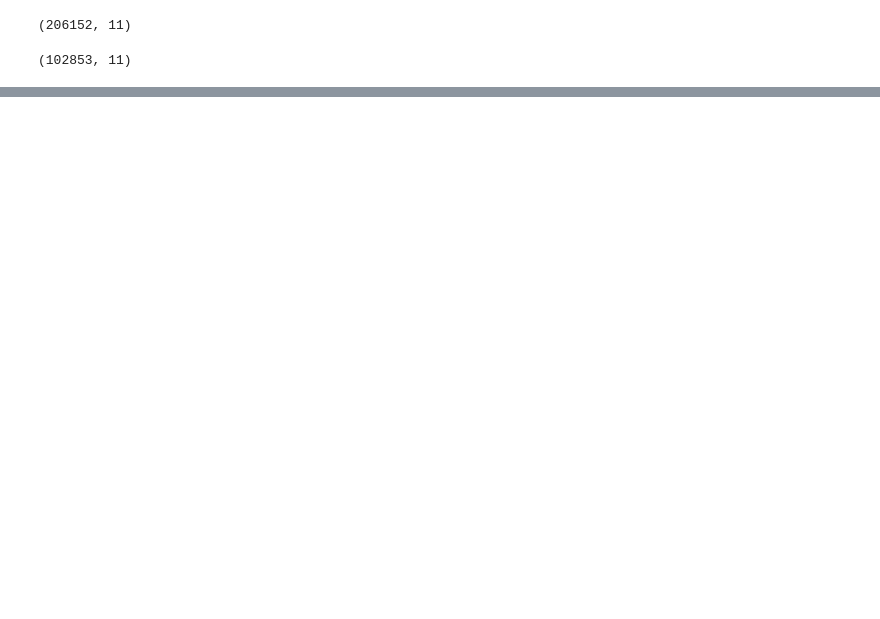
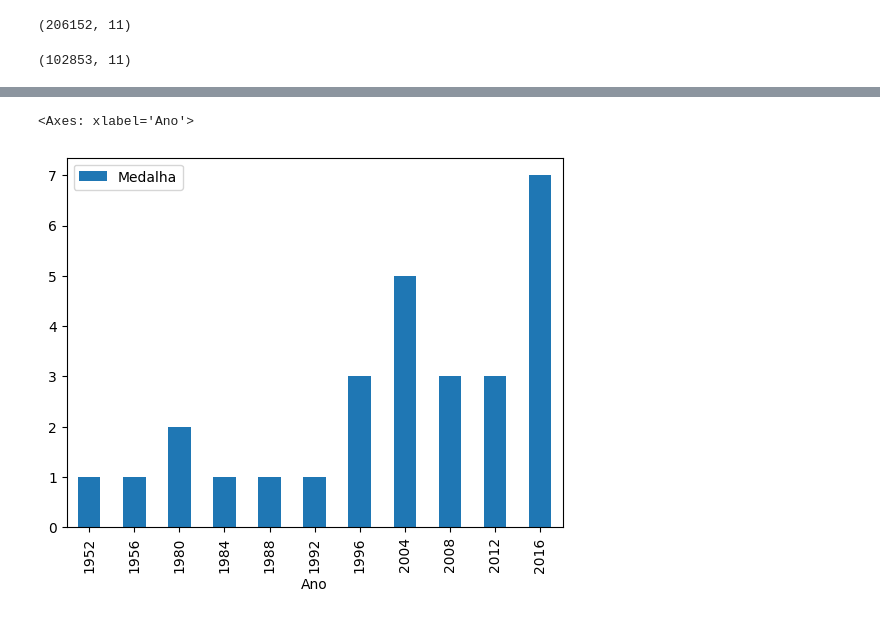
Before and after one commit to tirolezzo/120_years_of_Olympic_history, a Jupyter notebook: 120_years_of_Olympic_history.ipynb, the cells around one changed output, grey strips where cells are left out. Drawn from its saved outputs; the diff is of its cells as text; code cells hidden in the pictures; blank space fills up the shorter version.

```diff
--- a/120_years_of_Olympic_history.ipynb
+++ b/120_years_of_Olympic_history.ipynb
@@ -823,0 +899,5 @@ olimPais.shape
+# %%
+resumo.plot(kind = 'bar')
+# %% [output]
+<Axes: xlabel='Ano'>
+[figure, added]
```
Also changed, not shown: parts of 16 cells of this notebook.
